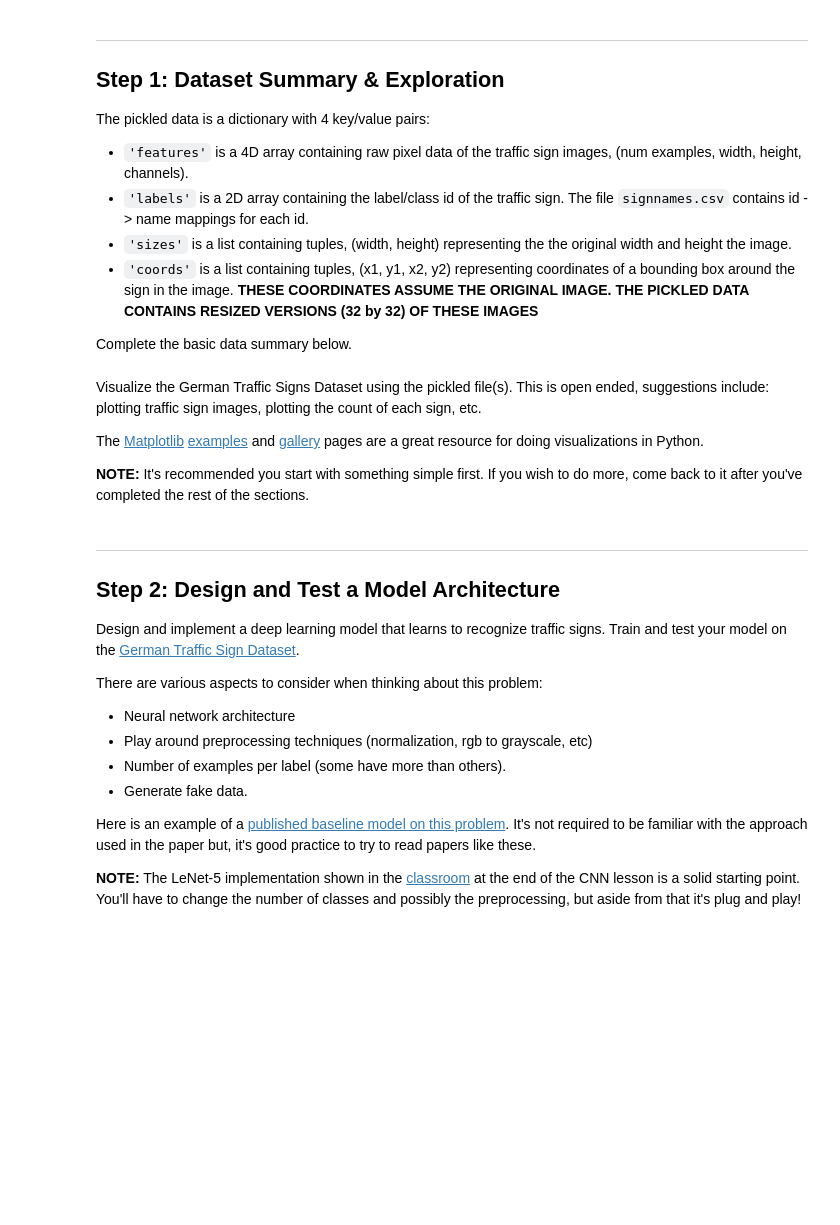
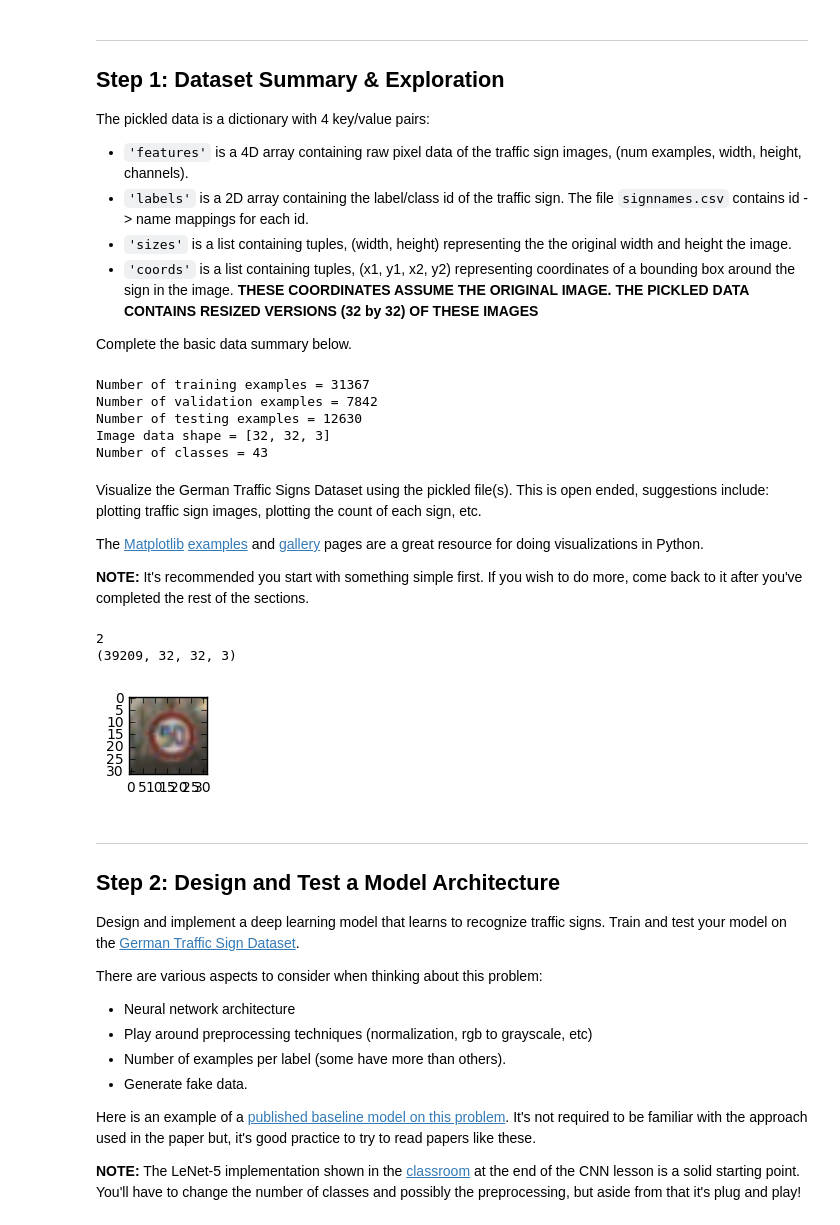
Before and after one commit to myles-i/CarND-Traffic-Sign-Classifier-Project, a Jupyter notebook: Traffic_Sign_Classifier.ipynb, the cells around one changed output. Drawn from its saved outputs; the diff is of its cells as text; code cells hidden in the pictures; blank space fills up the shorter version.

```diff
--- a/Traffic_Sign_Classifier.ipynb
+++ b/Traffic_Sign_Classifier.ipynb
@@ -14,14 +14,15 @@ In addition to implementing code, there will be questions that you must answer w
 ---
 ## Step 0: Load The Data
 # %%
-# Load pickled data
+from tensorflow.examples.tutorials.mnist import input_data
+from sklearn.model_selection import train_test_split
 import pickle
 
-# TODO: Fill this in based on where you saved the training and testing data
+# pickle file locations
+training_file = 'train.p'
+testing_file = 'test.p'
 
-training_file = train.p
-testing_file = test.p
-
+# load pickle data
 with open(training_file, mode='rb') as f:
     train = pickle.load(f)
 with open(testing_file, mode='rb') as f:
@@ -29,6 +30,9 @@ with open(testing_file, mode='rb') as f:
 
 X_train, y_train = train['features'], train['labels']
 X_test, y_test = test['features'], test['labels']
+
+assert(len(X_train) == len(y_train))
+assert(len(X_test) == len(y_test))
 # %% [markdown]
 ---
 
@@ -45,22 +49,32 @@ Complete the basic data summary below.
 # %%
 ### Replace each question mark with the appropriate value.
 
-# TODO: Number of training examples
-n_train = ?
+# Number of training examples
+n_train = 31367
 
-# TODO: Number of testing examples.
-n_test = ?
+# Number of testing examples.
+n_validation = 7842
 
-# TODO: What's the shape of an traffic sign image?
-image_shape = ?
+# Number of testing examples.
+n_test = 12630
 
-# TODO: How many unique classes/labels there are in the dataset.
-n_classes = ?
+# Shape of traffic sign image
+image_shape = [32, 32, 3]
+
+# Number of unique classes/labels there are in the dataset.
+n_classes = 43
 
 print("Number of training examples =", n_train)
+print("Number of validation examples =", n_validation)
 print("Number of testing examples =", n_test)
 print("Image data shape =", image_shape)
 print("Number of classes =", n_classes)
+# %% [output]
+Number of training examples = 31367
+Number of validation examples = 7842
+Number of testing examples = 12630
+Image data shape = [32, 32, 3]
+Number of classes = 43
 # %% [markdown]
 Visualize the German Traffic Signs Dataset using the pickled file(s). This is open ended, suggestions include: plotting traffic sign images, plotting the count of each sign, etc.
 
@@ -70,9 +84,24 @@ The [Matplotlib](http://matplotlib.org/) [examples](http://matplotlib.org/exampl
 # %%
 ### Data exploration visualization goes here.
 ### Feel free to use as many code cells as needed.
 import matplotlib.pyplot as plt
+import random
 # Visualizations will be shown in the notebook.
 %matplotlib inline
+index = random.randint(0, len(X_train))
+image = X_train[index].squeeze()
+
+plt.figure(figsize=(1,1))
+plt.imshow(image,cmap='gray')
+
+# plt.figure(figsize=(1,1))
+# plt.imshow(edges)
+print(y_train[index])
+print(X_train.shape)
+# %% [output]
+2
+(39209, 32, 32, 3)
+[figure, added]
 # %% [markdown]
 ----
 
```
Also changed, not shown: parts of 28 cells of this notebook.
